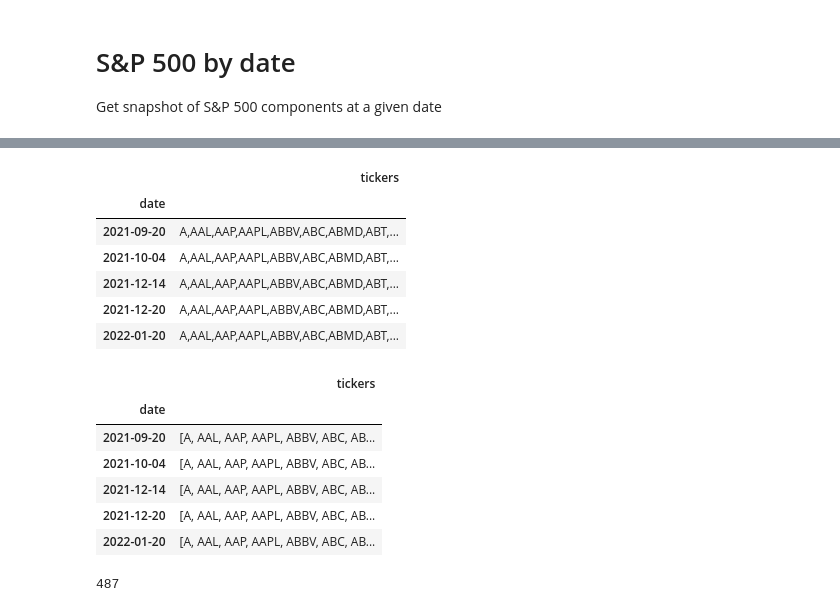
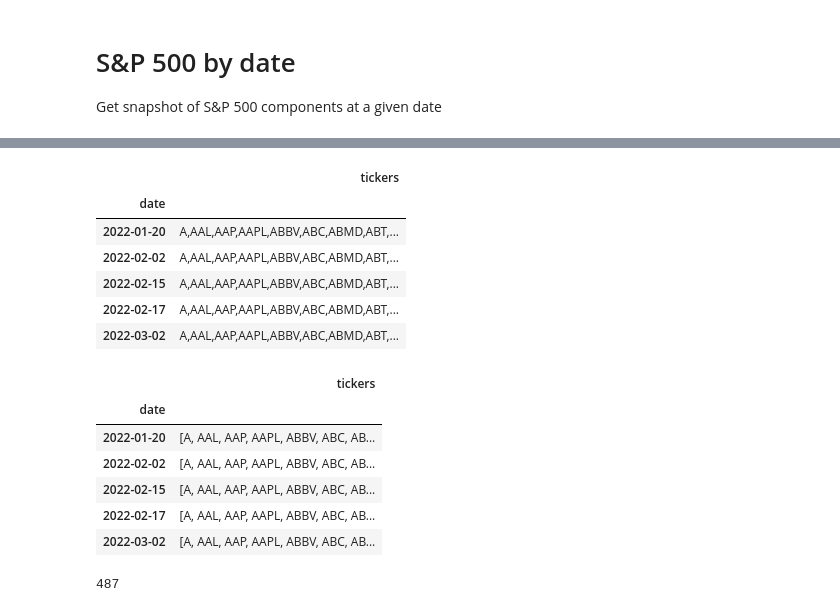
Before and after one commit to fja05680/sp500, a Jupyter notebook: sp500_by_date.ipynb, the cells around one changed output, grey strips where cells are left out. Saved outputs shown, nothing was run; the diff lists cells and outputs as text; code cells hidden in the pictures.

```diff
--- a/sp500_by_date.ipynb
+++ b/sp500_by_date.ipynb
@@ -30,17 +30,17 @@ def get_table(filename):
         df = pd.read_csv(filename, index_col='date')
         return df
 # %%
-filename = 'S&P 500 Historical Components & Changes(01-15-2022).csv'
+filename = 'S&P 500 Historical Components & Changes(03-14-2022).csv'
 df = get_table(filename)
 df.tail()
 # %% [output]
 |  | tickers |
 | date |  |
-| 2021-09-20 | A,AAL,AAP,AAPL,ABBV,ABC,ABMD,ABT,... |
-| 2021-10-04 | A,AAL,AAP,AAPL,ABBV,ABC,ABMD,ABT,... |
-| 2021-12-14 | A,AAL,AAP,AAPL,ABBV,ABC,ABMD,ABT,... |
-| 2021-12-20 | A,AAL,AAP,AAPL,ABBV,ABC,ABMD,ABT,... |
 | 2022-01-20 | A,AAL,AAP,AAPL,ABBV,ABC,ABMD,ABT,... |
+| 2022-02-02 | A,AAL,AAP,AAPL,ABBV,ABC,ABMD,ABT,... |
+| 2022-02-15 | A,AAL,AAP,AAPL,ABBV,ABC,ABMD,ABT,... |
+| 2022-02-17 | A,AAL,AAP,AAPL,ABBV,ABC,ABMD,ABT,... |
+| 2022-03-02 | A,AAL,AAP,AAPL,ABBV,ABC,ABMD,ABT,... |
 # %%
 # Convert ticker column from csv to list, then sort
 df['tickers'] = df['tickers'].apply(lambda x: sorted(x.split(',')))
@@ -48,11 +48,11 @@ df.tail()
 # %% [output]
 |  | tickers |
 | date |  |
-| 2021-09-20 | [A, AAL, AAP, AAPL, ABBV, ABC, AB... |
-| 2021-10-04 | [A, AAL, AAP, AAPL, ABBV, ABC, AB... |
-| 2021-12-14 | [A, AAL, AAP, AAPL, ABBV, ABC, AB... |
-| 2021-12-20 | [A, AAL, AAP, AAPL, ABBV, ABC, AB... |
 | 2022-01-20 | [A, AAL, AAP, AAPL, ABBV, ABC, AB... |
+| 2022-02-02 | [A, AAL, AAP, AAPL, ABBV, ABC, AB... |
+| 2022-02-15 | [A, AAL, AAP, AAPL, ABBV, ABC, AB... |
+| 2022-02-17 | [A, AAL, AAP, AAPL, ABBV, ABC, AB... |
+| 2022-03-02 | [A, AAL, AAP, AAPL, ABBV, ABC, AB... |
 # %%
 l = list(df['tickers'].head(1))[0]
 len(l)
```
Also changed, not shown: parts of 1 cell of this notebook, 6 other files.
